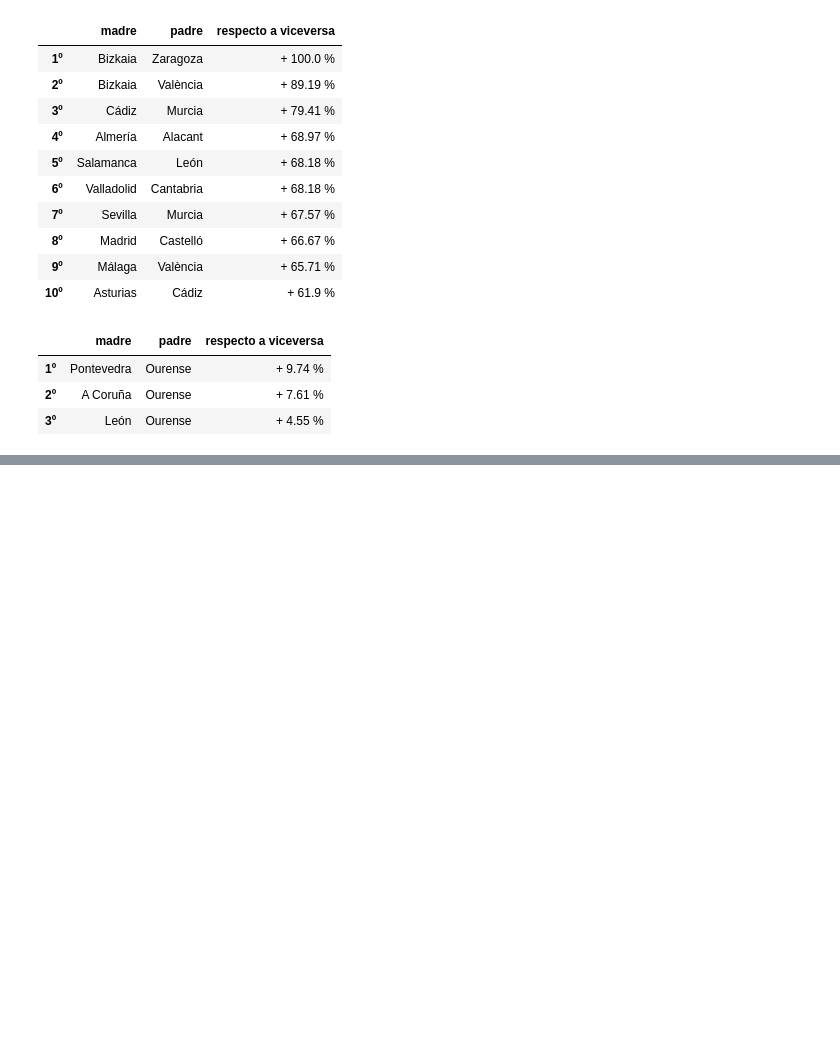
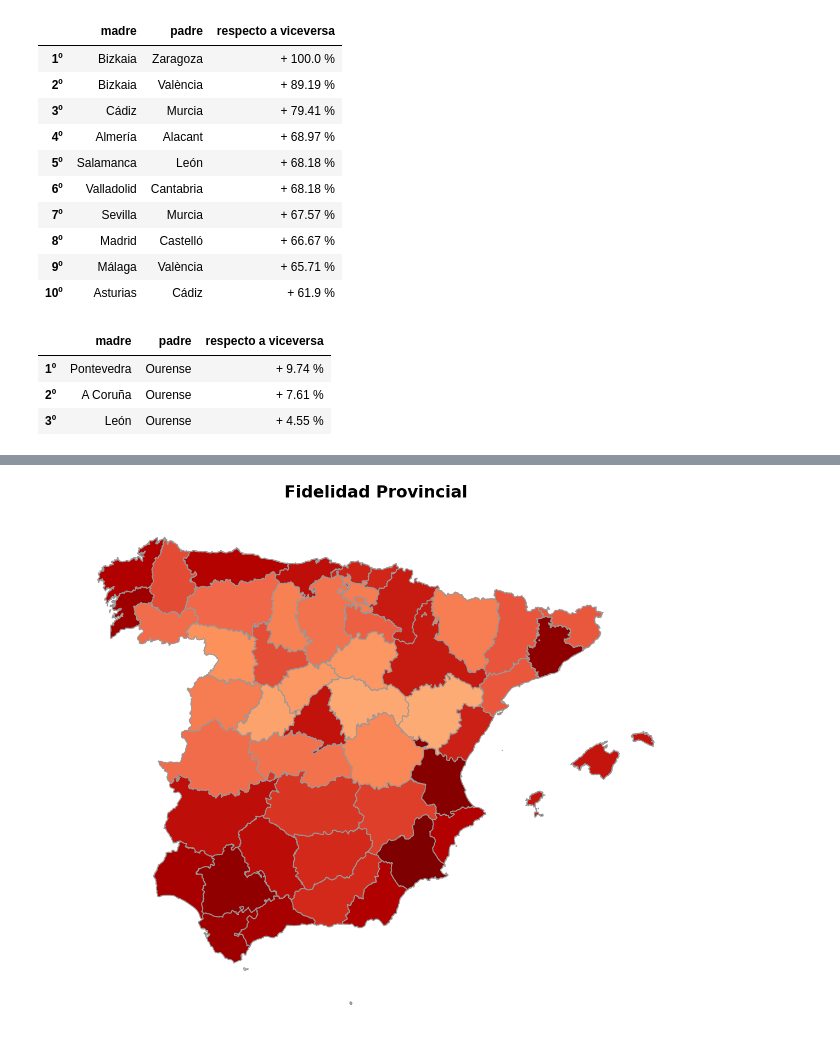
Before and after one commit to braisseara/blog, a Jupyter notebook: entradas_ipynb/relaciones_interprovinciales_en_espanha.ipynb, the cells around one changed output, grey strips where cells are left out. Saved outputs shown, nothing was run; the diff lists cells and outputs as text; code cells hidden in the pictures; blank space fills up the shorter version.

```diff
--- a/entradas_ipynb/relaciones_interprovinciales_en_espanha.ipynb
+++ b/entradas_ipynb/relaciones_interprovinciales_en_espanha.ipynb
@@ -390,0 +427,9 @@ tops_matriz(matriz_sexo_diferencial, top = 3, x = 'respecto a viceversa', padres
+# %%
+def get_diagonal(matriz, ordenar = True):
+    diagonal = []
+    for i in range(0,matriz.shape[0]):
+        diagonal.append(matriz.iloc[i,i])
+    diagonal = pandas.Series(diagonal,list(matriz.index))
+    if ordenar == True:
+        diagonal = diagonal.sort_values(ascending = False)
+    return(diagonal)
@@ -390,0 +449,3 @@ tops_matriz(matriz_sexo_diferencial, top = 3, x = 'respecto a viceversa', padres
+# %%
+fidelidad = get_diagonal(matrices_pareja_normal[año])
+top_serie(fidelidad, x = 'Fidelidad', funcion_values = '%')
@@ -390,0 +464,15 @@ tops_matriz(matriz_sexo_diferencial, top = 3, x = 'respecto a viceversa', padres
+# %%
+def plot_mapa(serie, titulo = ' '):
+    serie.name = titulo
+    mapa = map_df.join(serie)
+    mapa.loc[mapa[titulo].isnull(),titulo]  = 0
+    mapa = mapa[mapa["CCAA"] != "Canarias"]
+
+    fig, ax = plt.subplots(1,1, figsize=(20, 20), squeeze =True)
+    mapa.plot(column=titulo, cmap="OrRd", linewidth=1.8, ax = ax, edgecolor="0.6")
+    ax.set_title(titulo, fontdict = {'fontsize': 30,'fontweight':700}, pad =30)
+    ax.axis('off')
+# %%
+plot_mapa(fidelidad, 'Fidelidad Provincial')
+# %% [output]
+[figure, added]
```
Also changed, not shown: parts of 19 cells of this notebook, 3 other files.
